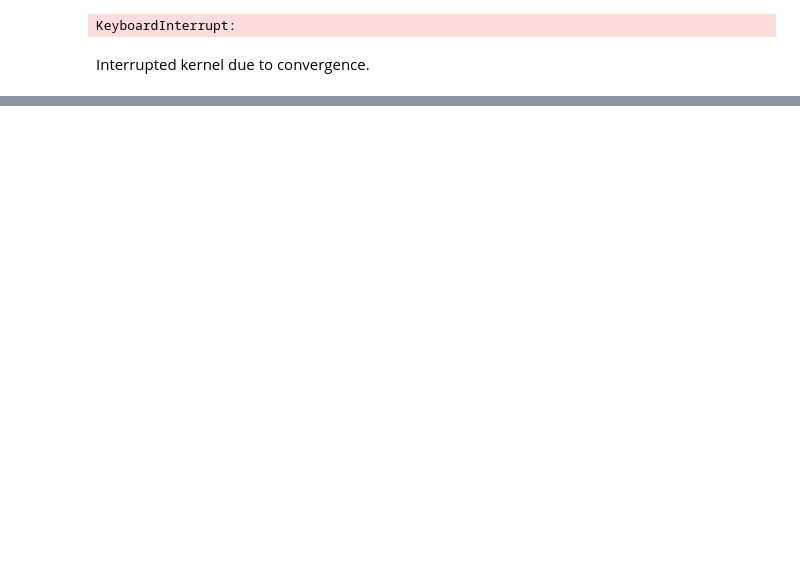
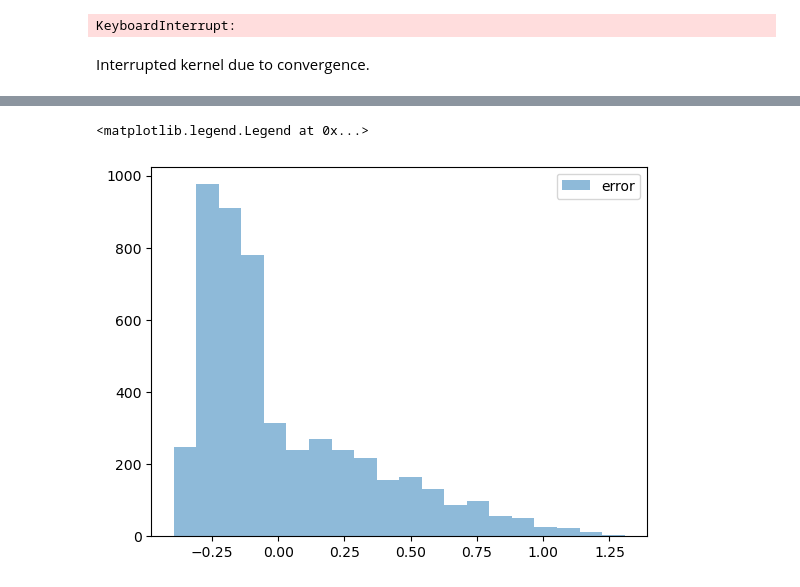
Before and after one commit to pimpale/omegasus, a Jupyter notebook: amogus-rl/amogus-rl.ipynb, the cells around one changed output, grey strips where cells are left out. Saved outputs shown, nothing was run; the diff lists cells and outputs as text; code cells hidden in the pictures; blank space fills up the shorter version.

```diff
--- a/amogus-rl/amogus-rl.ipynb
+++ b/amogus-rl/amogus-rl.ipynb
@@ -503,0 +444,7 @@ print("nn_policy_vs_engineered_policy (impostor):" , np.mean(nn_impostor_vs_rand
+# %%
+v_err = np.array(true_v) - np.array(pred_v)
+plt.hist(v_err, bins=20, alpha=0.5, label="error")
+plt.legend(loc='upper right')
+# %% [output]
+<matplotlib.legend.Legend at 0x...>
+[figure, added]
```
Also changed, not shown: parts of 13 cells of this notebook, 6 other files.
